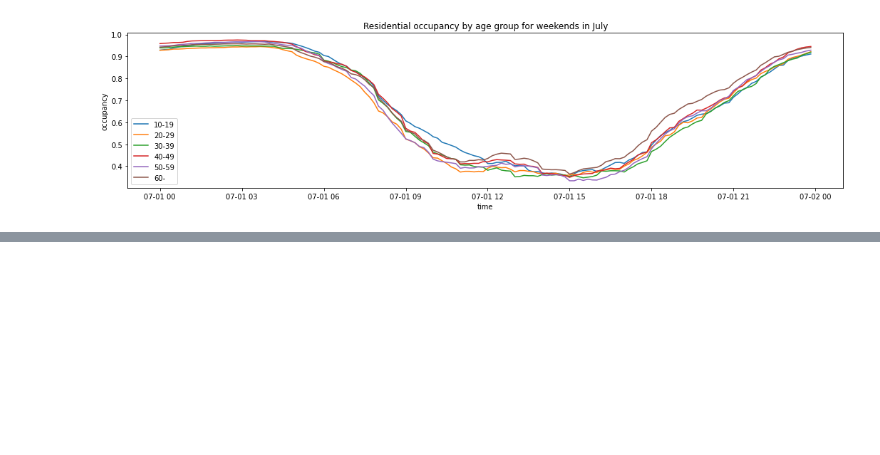
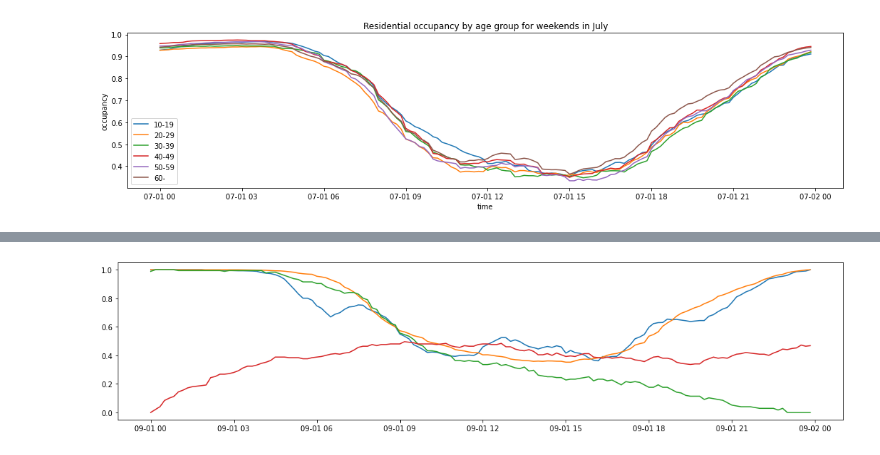
Before and after one commit to mini3713/mini3713, a Jupyter notebook: occupancy/clustering_by_age,_month.ipynb, the cells around one changed output, grey strips where cells are left out. Drawn from its saved outputs; the diff is of its cells as text; code cells hidden in the pictures; blank space fills up the shorter version.

```diff
--- a/occupancy/clustering_by_age,_month.ipynb
+++ b/occupancy/clustering_by_age,_month.ipynb
@@ -103,0 +140,6 @@ plt.show()
+# %%
+# cluster labels
+tkm = TimeSeriesKMeans(n_clusters=5, random_state=42, metric="dtw", max_iter=2)
+cluster5 = tkm.fit(t5_wd_km)
+t5_wd_km['cluster'] = cluster5.labels_
+t5_wd_km.head()
@@ -103,0 +154,31 @@ plt.show()
+# %%
+t5_wd_km1 = t5_wd_km[t5_wd_km['cluster'] == 1]
+t5_wd_km1 = t5_wd_km1.drop(['cluster'], axis=1)
+t5_wd_km1_rate = t5_wd_km1.sum(axis=0) / len(t5_wd_km1)
+# %%
+t5_wd_km2 = t5_wd_km[t5_wd_km['cluster'] == 2]
+t5_wd_km2 = t5_wd_km2.drop(['cluster'], axis=1)
+t5_wd_km2_rate = t5_wd_km2.sum(axis=0) / len(t5_wd_km2)
+
+t5_wd_km3 = t5_wd_km[t5_wd_km['cluster'] == 3]
+t5_wd_km3 = t5_wd_km3.drop(['cluster'], axis=1)
+t5_wd_km3_rate = t5_wd_km3.sum(axis=0) / len(t5_wd_km3)
+
+t5_wd_km4 = t5_wd_km[t5_wd_km['cluster'] == 4]
+t5_wd_km4 = t5_wd_km4.drop(['cluster'], axis=1)
+t5_wd_km4_rate = t5_wd_km4.sum(axis=0) / len(t5_wd_km4)
+
+t5_wd_km5 = t5_wd_km[t5_wd_km['cluster'] == 5]
+t5_wd_km5 = t5_wd_km5.drop(['cluster'], axis=1)
+t5_wd_km5_rate = t5_wd_km5.sum(axis=0) / len(t5_wd_km5)
+# %%
+ts = pd.date_range('2019-09-01 00:00:00', '2019-09-01 23:50:00', freq='10min')
+plt.figure(figsize=(18,4))
+plt.plot(ts, t5_wd_km1_rate)
+plt.plot(ts, t5_wd_km2_rate)
+plt.plot(ts, t5_wd_km3_rate)
+plt.plot(ts, t5_wd_km4_rate)
+plt.plot(ts, t5_wd_km5_rate)
+plt.show()
+# %% [output]
+[figure, added]
```
Also changed, not shown: parts of 4 cells of this notebook.
